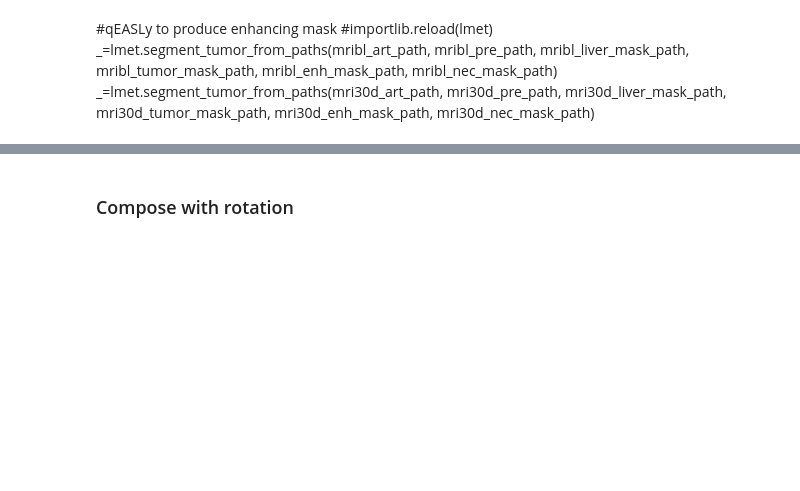
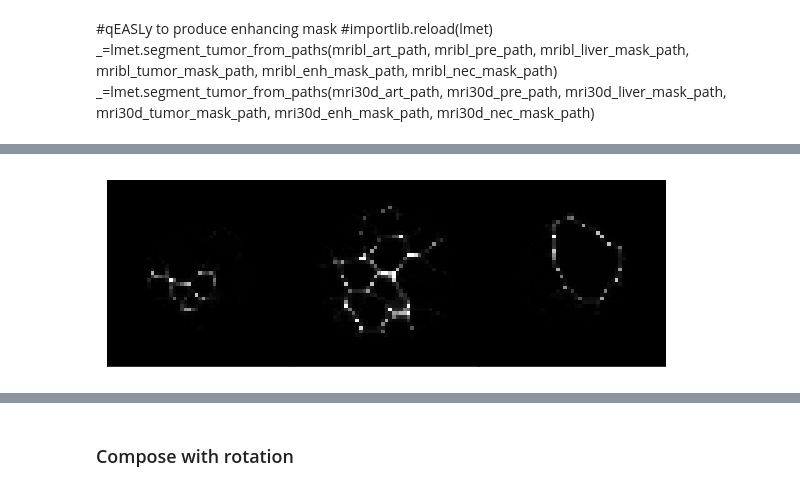
Before and after one commit to clintonjwang/lipiodol, a Jupyter notebook: data-retriever.ipynb, the cells around one changed output, grey strips where cells are left out. Drawn from its saved outputs; the diff is of its cells as text; code cells hidden in the pictures; blank space fills up the shorter version.

```diff
--- a/data-retriever.ipynb
+++ b/data-retriever.ipynb
@@ -197,0 +257,5 @@ _ = reg.transform_mask(mribl_enh_mask_path, mribl_art_path, xform_path,
+# %%
+img, _ = hf.nii_load(out_img_path)
+hf.draw_slices(img)
+# %% [output]
+[figure, added]
```
Also changed, not shown: parts of 20 cells of this notebook.
